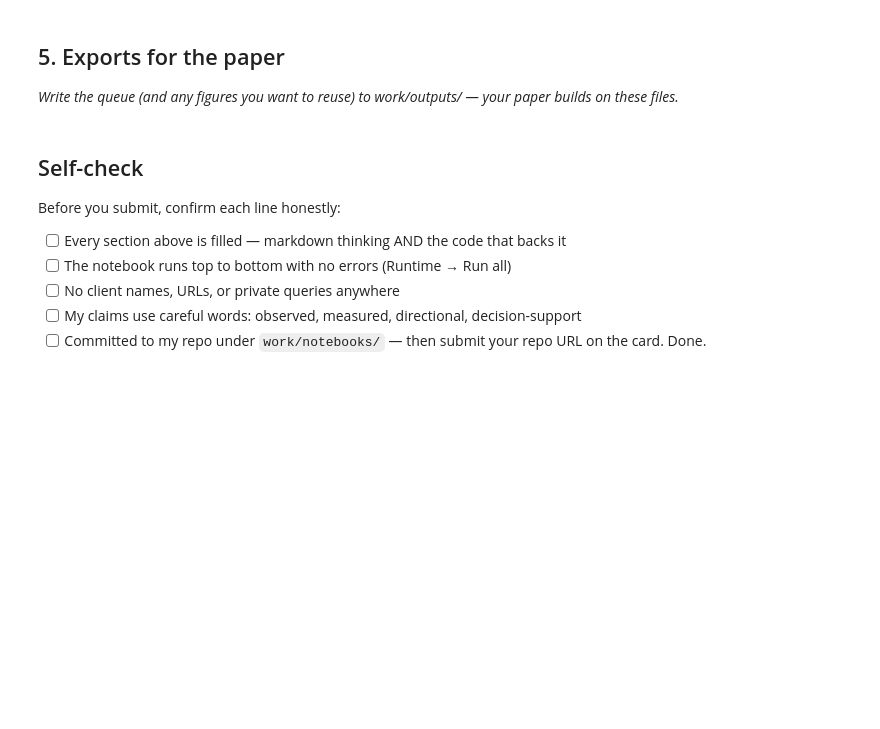
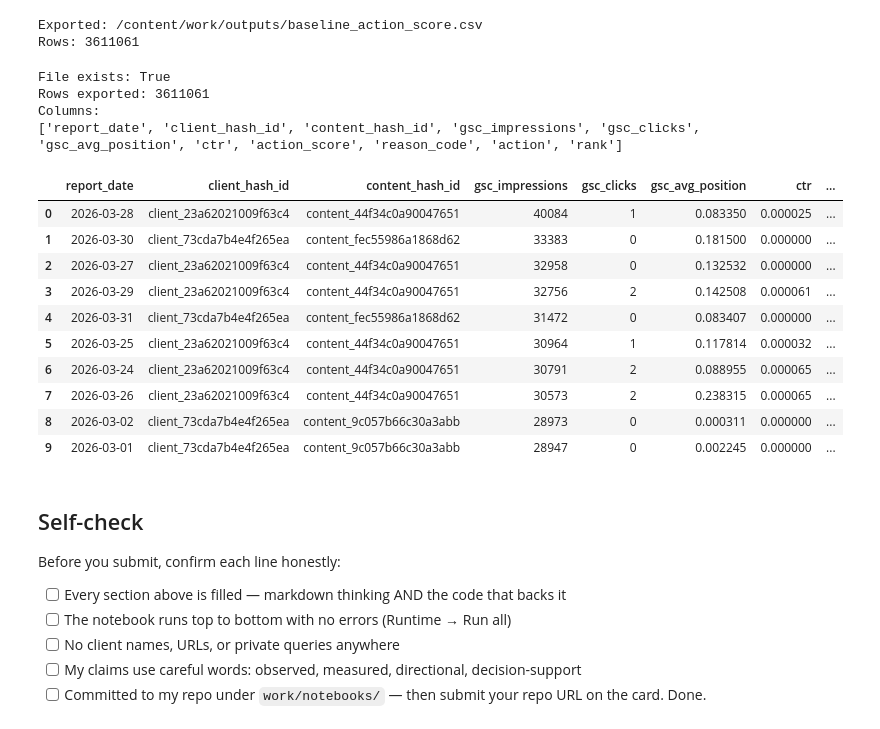
Before and after one commit to Hussainasif11/flyrankinternship, a Jupyter notebook: work/notebooks/w07_action_playbook.ipynb, the cells around one changed output. Saved outputs shown, nothing was run; the diff lists cells and outputs as text; code cells hidden in the pictures; blank space fills up the shorter version.

```diff
--- a/work/notebooks/w07_action_playbook.ipynb
+++ b/work/notebooks/w07_action_playbook.ipynb
@@ -34,7 +256,22 @@ This skeleton is yours to fill. Work the sections **in order** — each one has
 # %%
 # This cell is for CODE (numbers, a query, a check).
 # Write your text answer in the cell ABOVE this one — typing sentences here breaks Run All.
+
+output_dir = "/content/work/outputs"
+os.makedirs(output_dir, exist_ok=True)
+
+output_path = os.path.join(
+    output_dir,
+    "baseline_action_score.csv"
+)
+
+queue.to_csv(
+    output_path,
+    index=False
+)
+
+print("Exported:", output_path)
+print("Rows:", len(queue))
+# %% [output]
+Exported: /content/work/outputs/baseline_action_score.csv
+Rows: 3611061
-# %% [markdown]
-## 5. Exports for the paper
-
-*Write the queue (and any figures you want to reuse) to work/outputs/ — your paper builds on these files.*
@@ -44,3 +278,28 @@ This skeleton is yours to fill. Work the sections **in order** — each one has
+# %%
+check = pd.read_csv(output_path)
+
+print("File exists:", os.path.exists(output_path))
+print("Rows exported:", len(check))
+print("Columns:")
+print(check.columns.tolist())
+
+check.head(10)
+# %% [output]
+File exists: True
+Rows exported: 3611061
+Columns:
+['report_date', 'client_hash_id', 'content_hash_id', 'gsc_impressions', 'gsc_clicks', 'gsc_avg_position', 'ctr', 'action_score', 'reason_code', 'action', 'rank']
+|  | report_date | client_hash_id | content_hash_id | gsc_impressions | gsc_clicks | gsc_avg_position | ctr | ... |
+| 0 | 2026-03-28 | client_23a62021009f63c4 | content_44f34c0a90047651 | 40084 | 1 | 0.083350 | 0.000025 | ... |
+| 1 | 2026-03-30 | client_73cda7b4e4f265ea | content_fec55986a1868d62 | 33383 | 0 | 0.181500 | 0.000000 | ... |
+| 2 | 2026-03-27 | client_23a62021009f63c4 | content_44f34c0a90047651 | 32958 | 0 | 0.132532 | 0.000000 | ... |
+| 3 | 2026-03-29 | client_23a62021009f63c4 | content_44f34c0a90047651 | 32756 | 2 | 0.142508 | 0.000061 | ... |
+| 4 | 2026-03-31 | client_73cda7b4e4f265ea | content_fec55986a1868d62 | 31472 | 0 | 0.083407 | 0.000000 | ... |
+| 5 | 2026-03-25 | client_23a62021009f63c4 | content_44f34c0a90047651 | 30964 | 1 | 0.117814 | 0.000032 | ... |
+| 6 | 2026-03-24 | client_23a62021009f63c4 | content_44f34c0a90047651 | 30791 | 2 | 0.088955 | 0.000065 | ... |
+| 7 | 2026-03-26 | client_23a62021009f63c4 | content_44f34c0a90047651 | 30573 | 2 | 0.238315 | 0.000065 | ... |
+| 8 | 2026-03-02 | client_73cda7b4e4f265ea | content_9c057b66c30a3abb | 28973 | 0 | 0.000311 | 0.000000 | ... |
+| 9 | 2026-03-01 | client_73cda7b4e4f265ea | content_9c057b66c30a3abb | 28947 | 0 | 0.002245 | 0.000000 | ... |
 # %% [markdown]
 ## Self-check
 
```
Also changed, not shown: parts of 15 cells of this notebook.
